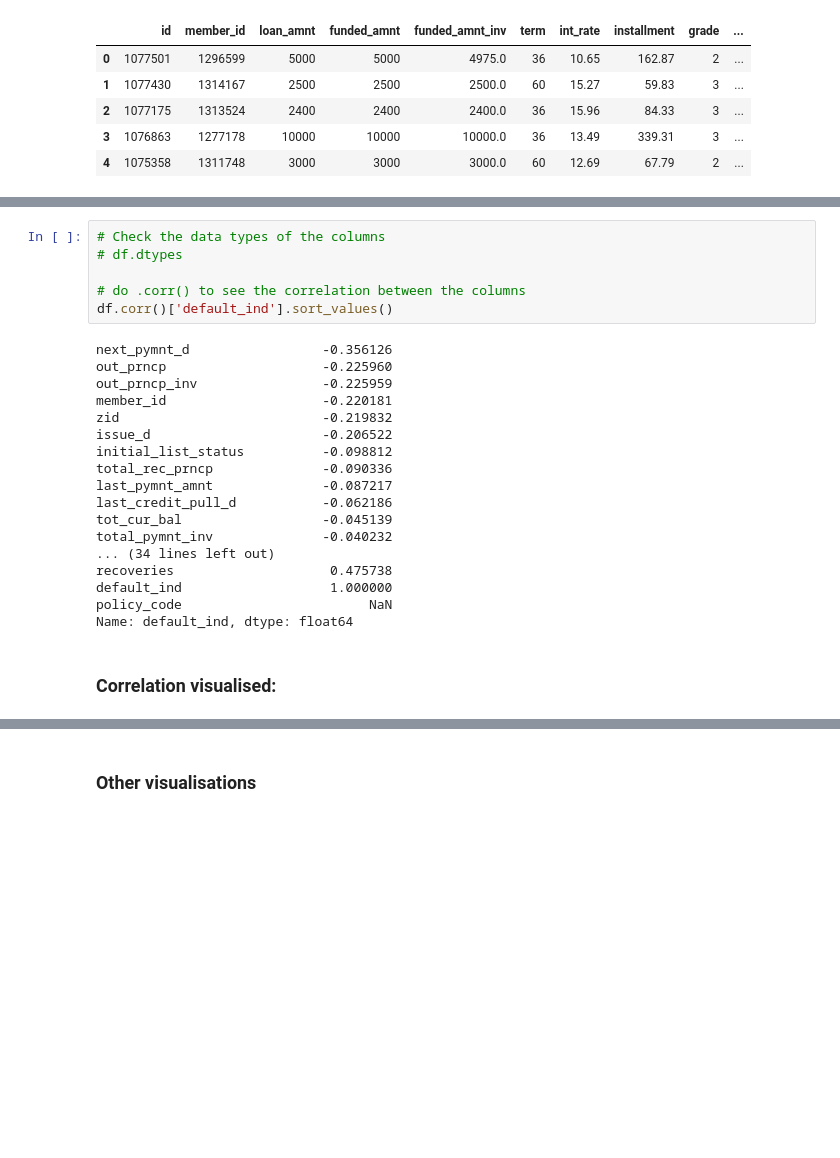
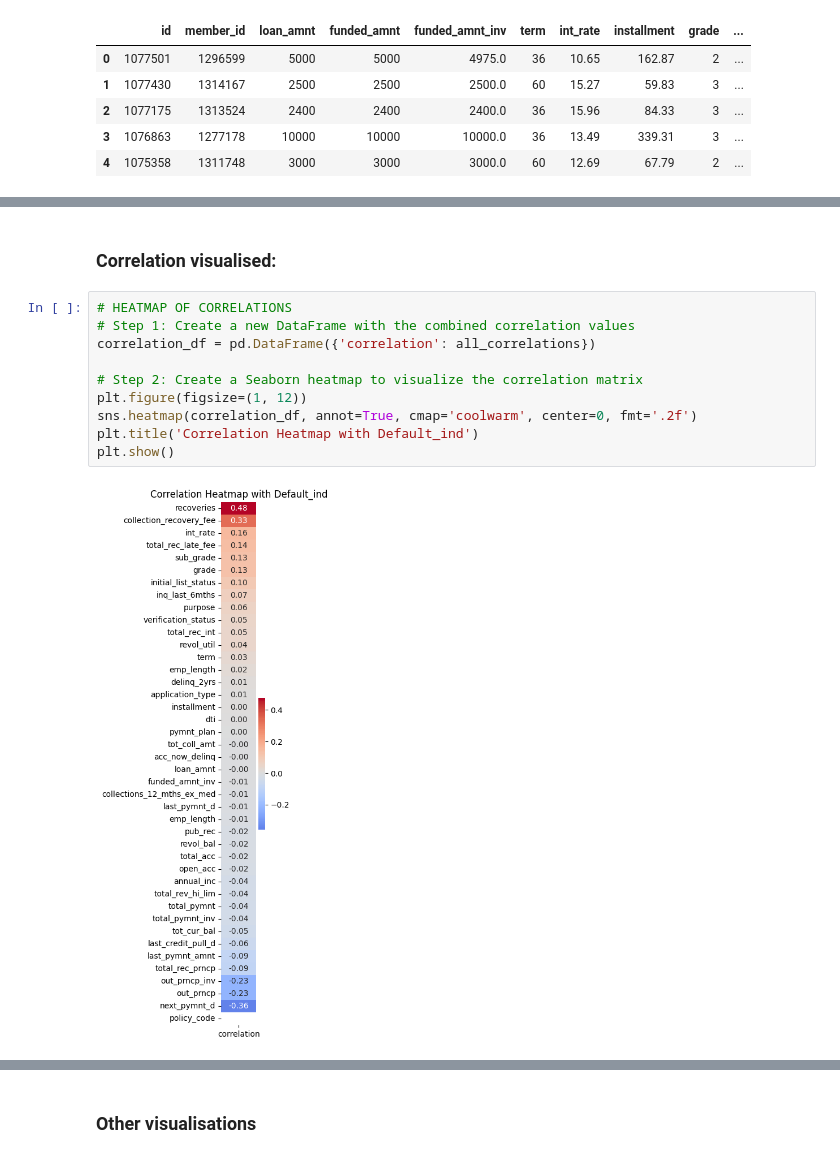
Before and after one commit to rurumeister/csci-316, a Jupyter notebook: GA1.ipynb, the cells around one changed output, grey strips where cells are left out. Cells and saved outputs as stored; diff of their text form; blank space fills up the shorter version.

Commit message:
update correlation values and heatmap

```diff
--- a/GA1.ipynb
+++ b/GA1.ipynb
@@ -707,28 +733,16 @@ next_pymnt_d                 -0.356126
 dtype: float64
-# %%
-# Check the data types of the columns
-# df.dtypes
-
-# do .corr() to see the correlation between the columns
-df.corr()['default_ind'].sort_values()
-# %% [output]
-next_pymnt_d                 -0.356126
-out_prncp                    -0.225960
-out_prncp_inv                -0.225959
-member_id                    -0.220181
-zid                          -0.219832
-issue_d                      -0.206522
-initial_list_status          -0.098812
-total_rec_prncp              -0.090336
-last_pymnt_amnt              -0.087217
-last_credit_pull_d           -0.062186
-tot_cur_bal                  -0.045139
-total_pymnt_inv              -0.040232
-... (34 lines left out)
-recoveries                    0.475738
-default_ind                   1.000000
-policy_code                        NaN
-Name: default_ind, dtype: float64
 # %% [markdown]
 ### Correlation visualised:
+# %%
+# HEATMAP OF CORRELATIONS
+# Step 1: Create a new DataFrame with the combined correlation values
+correlation_df = pd.DataFrame({'correlation': all_correlations})
+
+# Step 2: Create a Seaborn heatmap to visualize the correlation matrix
+plt.figure(figsize=(1, 12))
+sns.heatmap(correlation_df, annot=True, cmap='coolwarm', center=0, fmt='.2f')
+plt.title('Correlation Heatmap with Default_ind')
+plt.show()
+# %% [output]
+[figure, added]
 # %%
```
Also changed, not shown: parts of 3 cells of this notebook.
